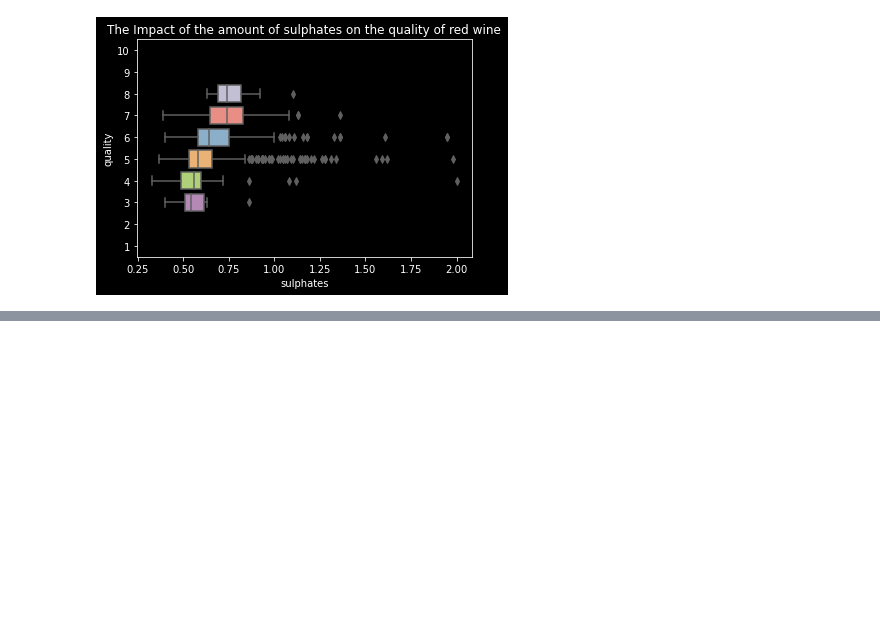
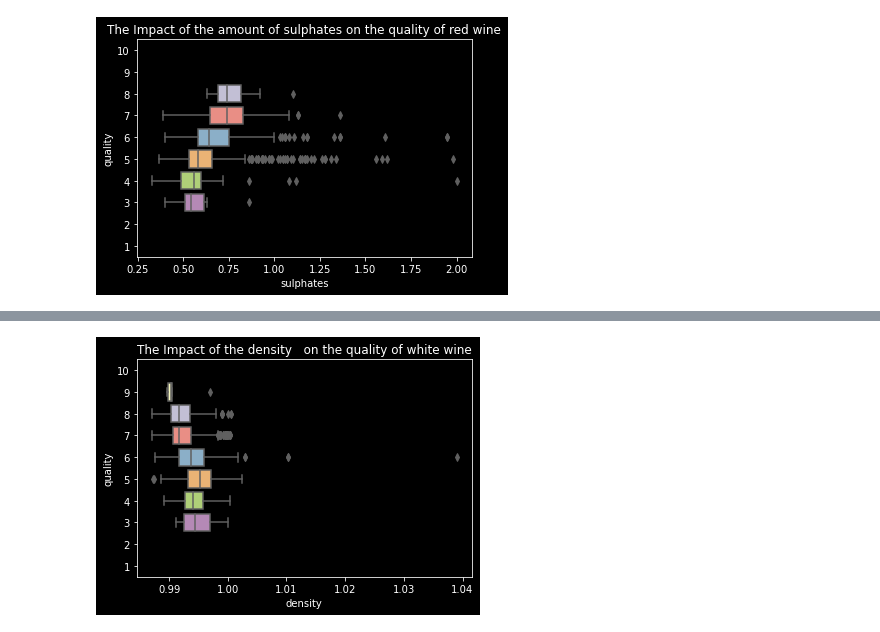
Before and after one commit to YanaOrf/BlueBerryWinery, a Jupyter notebook: BlueBerryWinery.ipynb, the cells around one changed output, grey strips where cells are left out. Drawn from its saved outputs; the diff is of its cells as text; code cells hidden in the pictures; blank space fills up the shorter version.

```diff
--- a/BlueBerryWinery.ipynb
+++ b/BlueBerryWinery.ipynb
@@ -490 +496,8 @@ plt.show()
+# %%
+#Scater plot The Impact of  density on  white wine quality
+sns.boxplot(data=white_wine2,x="density", y="quality",orient="h",order=(10,9,8,7,6,5,4,3,2,1))
+plt.title("The Impact of the density   on the quality of white wine")
+plt.show()
+# %% [output]
+[figure, added]
 # %%
```
Also changed, not shown: parts of 20 cells of this notebook.
